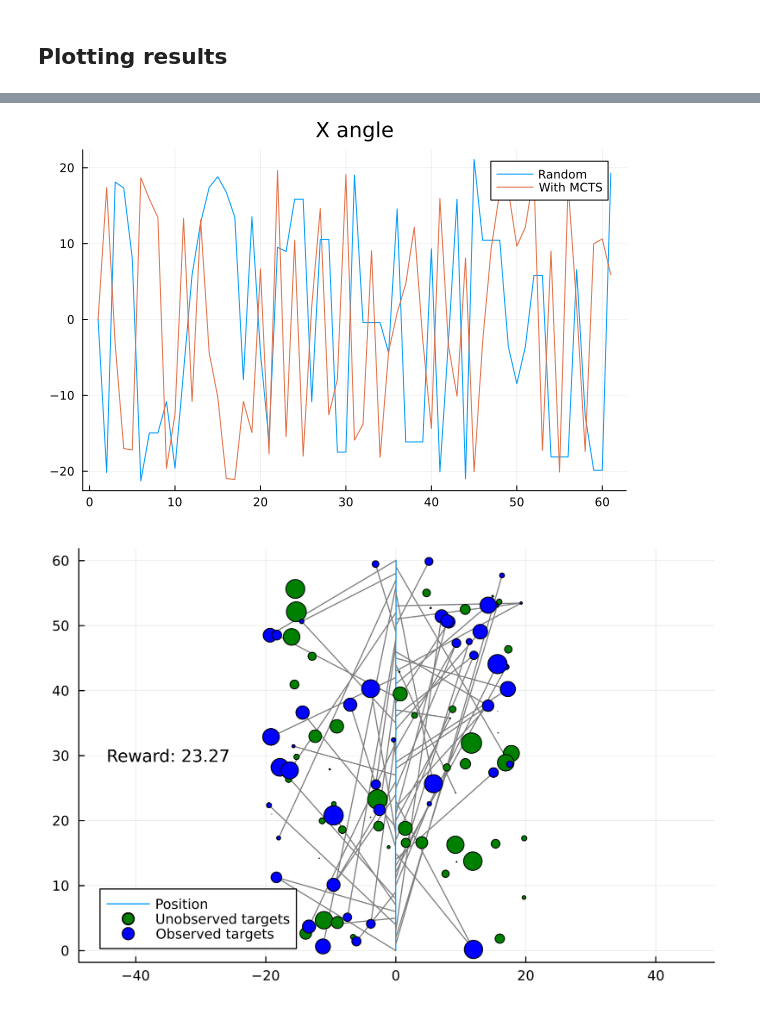
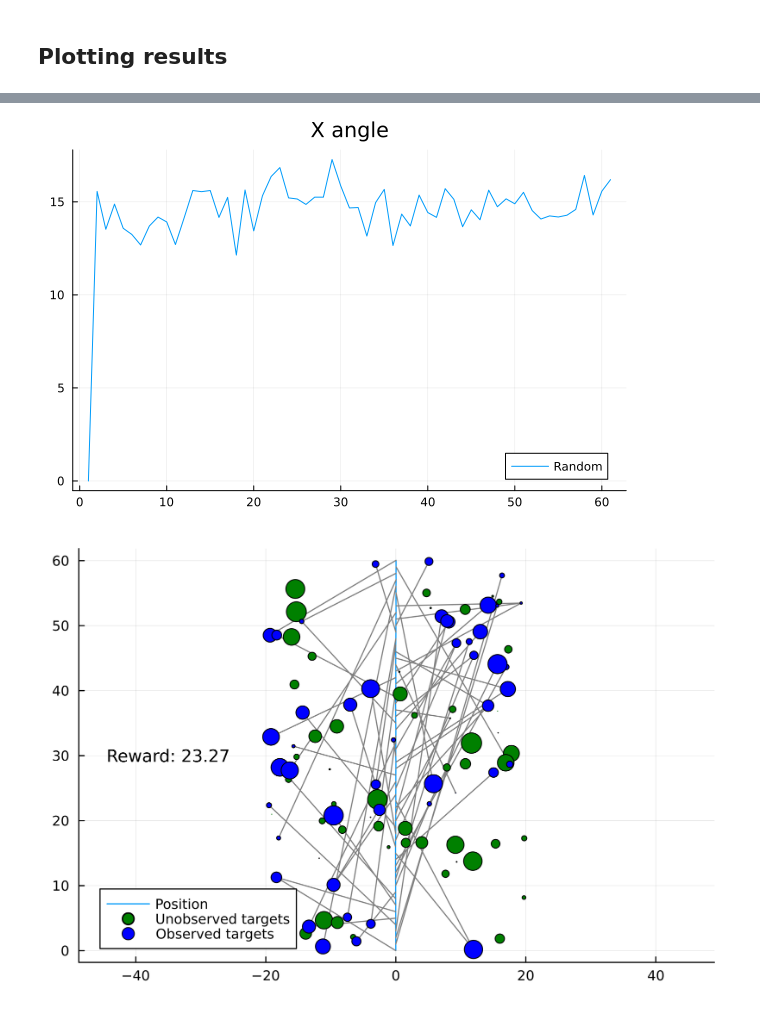
Before and after one commit to GigaVoltFlash/AA228-Final-Project, a Jupyter notebook: dev-anshuk/integrated_problem.ipynb, the cells around one changed output, grey strips where cells are left out. Cells and saved outputs as stored; diff of their text form; code cells hidden in the pictures.

```diff
--- a/dev-anshuk/integrated_problem.ipynb
+++ b/dev-anshuk/integrated_problem.ipynb
@@ -282,7 +318,8 @@ plot(index, [y_angle_list, y_angle_list_mcts], label=["Random" "With MCTS"], tit
 # %%
-plot(index, [x_angle_list, x_angle_list_mcts], label=["Random" "With MCTS"], title="X angle")
+# plot(index, [x_angle_list, x_angle_list_mcts], label=["Random" "With MCTS"], title="X angle")
+plot(index, x_angle_list, label="Random", title="X angle")
 # %% [output]
-[figure, old version]
+[figure, new version]
 # %%
 plt = plot(x_list, y_list, label="Position", aspect_ratio=:equal, legend=:bottomleft, dpi=500)
 
```
Also changed, not shown: parts of 5 cells of this notebook, 2 other files.
